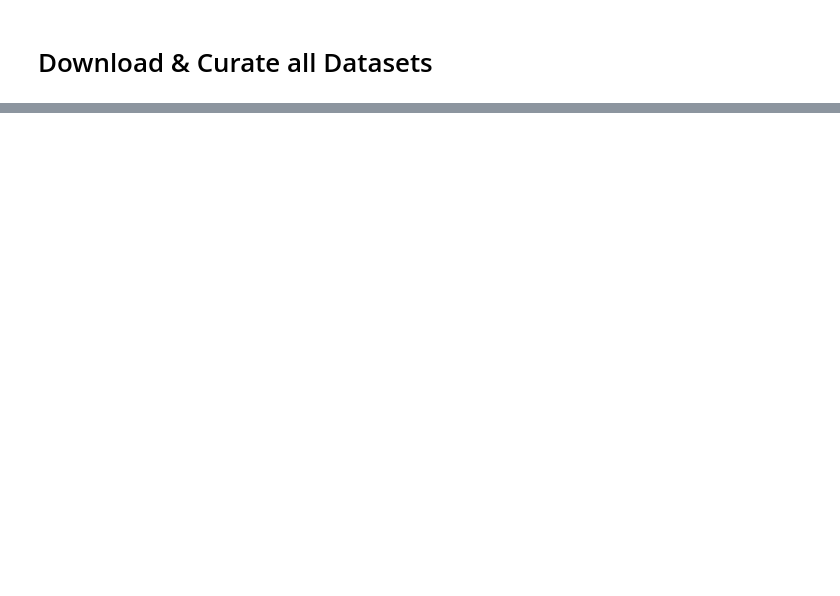
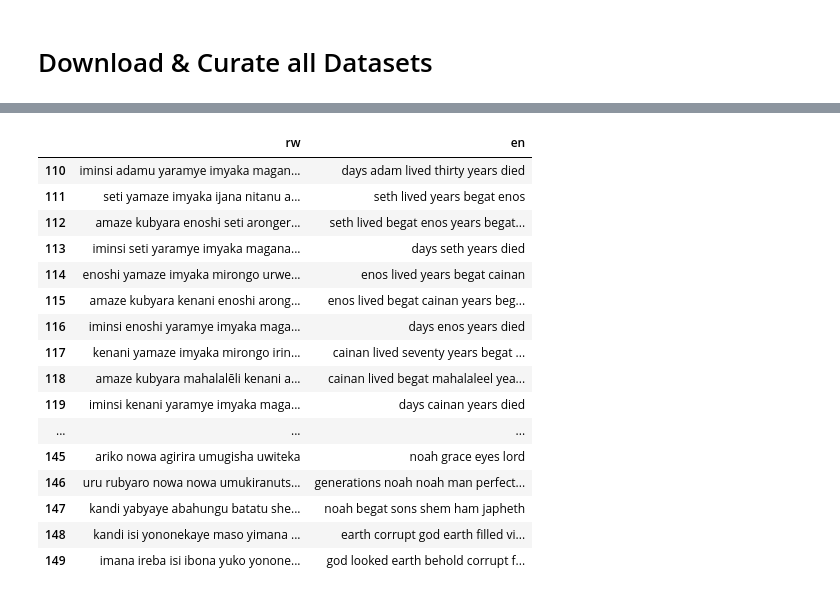
Before and after one commit to agent87/zindi, a Jupyter notebook: Script.ipynb, the cells around one changed output, grey strips where cells are left out. Cells and saved outputs as stored; diff of their text form; code cells hidden in the pictures; blank space fills up the shorter version.

```diff
--- a/Script.ipynb
+++ b/Script.ipynb
@@ -78,0 +210,12 @@ dataset
+# %%
+patterns = {
+    "email":'[0-9a-zA-Z\._-]+@[0-9a-zA-Z\._-]+\.[\s]?[a-z]+[\.]?[\s]?[\s]?[edu|com|comgt|uk|ch]*',
+    "urls":r'\bhttp[s]?[:,\.\w]*[\s/\\]+[\s/\\]+[\w\s]+\w[:\.]+[\s\w]+[-\w]+[\s\.]?[\.]?[\s]?[\w{3}]*',
+    "hashtags": '[#][a-z_0-9]+',
+    "phone": '\(\d{3}\)-\d{3}-\d{4}|\d{10}',
+    "tags":"<[a-zA-Z]*>[\s]*\w*[\s]*</[a-zA-Z]*>",
+    "numbers":"[0-9]+",
+    "characters":"[@_!#$%^&*()<>?/\|}{~:;-]",
+    "punctuations":r'[^\w\s]',
+    "pattern": "pattern"
+}
@@ -78,0 +311,17 @@ dataset
+# %%
+obj = TextCleaning(dataset)
+
+obj.pattern('email')
+obj.pattern('urls')
+obj.pattern('hashtags')
+obj.pattern('phone')
+obj.pattern('tags')
+obj.pattern('numbers')
+obj.pattern('punctuations')
+
+obj.normalize()
+
+obj.stopwords(column='rw')
+obj.stopwords(column='en')
+
+obj.pattern('characters')
@@ -78,0 +342,20 @@ dataset
+# %%
+obj.df.iloc[110:150]
+# %% [output]
+|  | rw | en |
+| 110 | iminsi adamu yaramye imyaka magan... | days adam lived thirty years died |
+| 111 | seti yamaze imyaka ijana nitanu a... | seth lived years begat enos |
+| 112 | amaze kubyara enoshi seti aronger... | seth lived begat enos years begat... |
+| 113 | iminsi seti yaramye imyaka magana... | days seth years died |
+| 114 | enoshi yamaze imyaka mirongo urwe... | enos lived years begat cainan |
+| 115 | amaze kubyara kenani enoshi arong... | enos lived begat cainan years beg... |
+| 116 | iminsi enoshi yaramye imyaka maga... | days enos years died |
+| 117 | kenani yamaze imyaka mirongo irin... | cainan lived seventy years begat ... |
+| 118 | amaze kubyara mahalalēli kenani a... | cainan lived begat mahalaleel yea... |
+| 119 | iminsi kenani yaramye imyaka maga... | days cainan years died |
+| ... | ... | ... |
+| 145 | ariko nowa agirira umugisha uwiteka | noah grace eyes lord |
+| 146 | uru rubyaro nowa nowa umukiranuts... | generations noah noah man perfect... |
+| 147 | kandi yabyaye abahungu batatu she... | noah begat sons shem ham japheth |
+| 148 | kandi isi yononekaye maso yimana ... | earth corrupt god earth filled vi... |
+| 149 | imana ireba isi ibona yuko yonone... | god looked earth behold corrupt f... |
```
Also changed, not shown: parts of 26 cells of this notebook, 10 other files.
